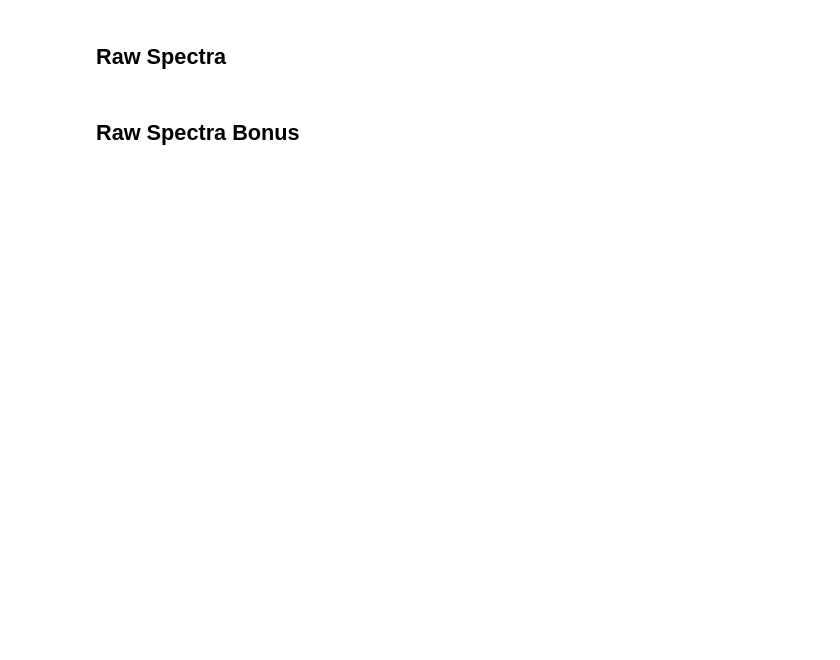
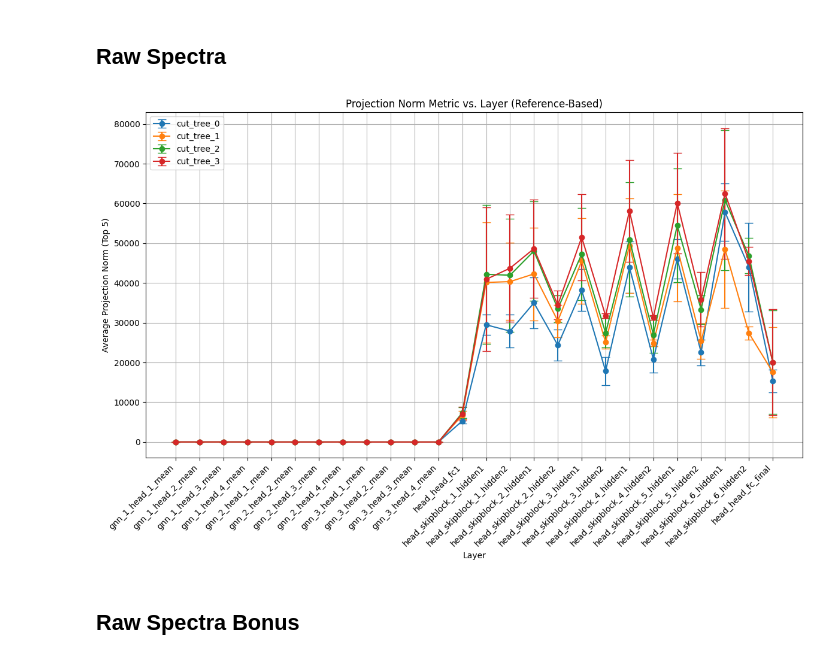
Before and after one commit to Jozefov/PhantoMS, a Jupyter notebook: notebooks/analysis/CKA_Retrieval_COSINE/projection_norm_by_input_representation.ipynb, the cells around one changed output. Cells and saved outputs as stored; diff of their text form; code cells hidden in the pictures; blank space fills up the shorter version.

```diff
--- a/notebooks/analysis/CKA_Retrieval_COSINE/projection_norm_by_input_representation.ipynb
+++ b/notebooks/analysis/CKA_Retrieval_COSINE/projection_norm_by_input_representation.ipynb
@@ -189,6 +86,10 @@ experiment_raw_spectra = [
     '/Users/macbook/CODE/PhantoMS/data/retrieval_trained/cut_tree_COSINE/config_skip_connection_LUMI_cut_tree_2_2025-02-19_10-20-04',
     '/Users/macbook/CODE/PhantoMS/data/retrieval_trained/cut_tree_COSINE/config_skip_connection_LUMI_cut_tree_3_2025-02-19_11-02-28'
 ]
+# %%
+plot_projection_norm_by_reference(experiment_raw_spectra, layer_names, top_k=5, center=True, model_label_func=extract_label)
+# %% [output]
+[figure, added]
 # %% [markdown]
 ## Raw Spectra Bonus
 # %%
```
Also changed, not shown: parts of 11 cells of this notebook.
